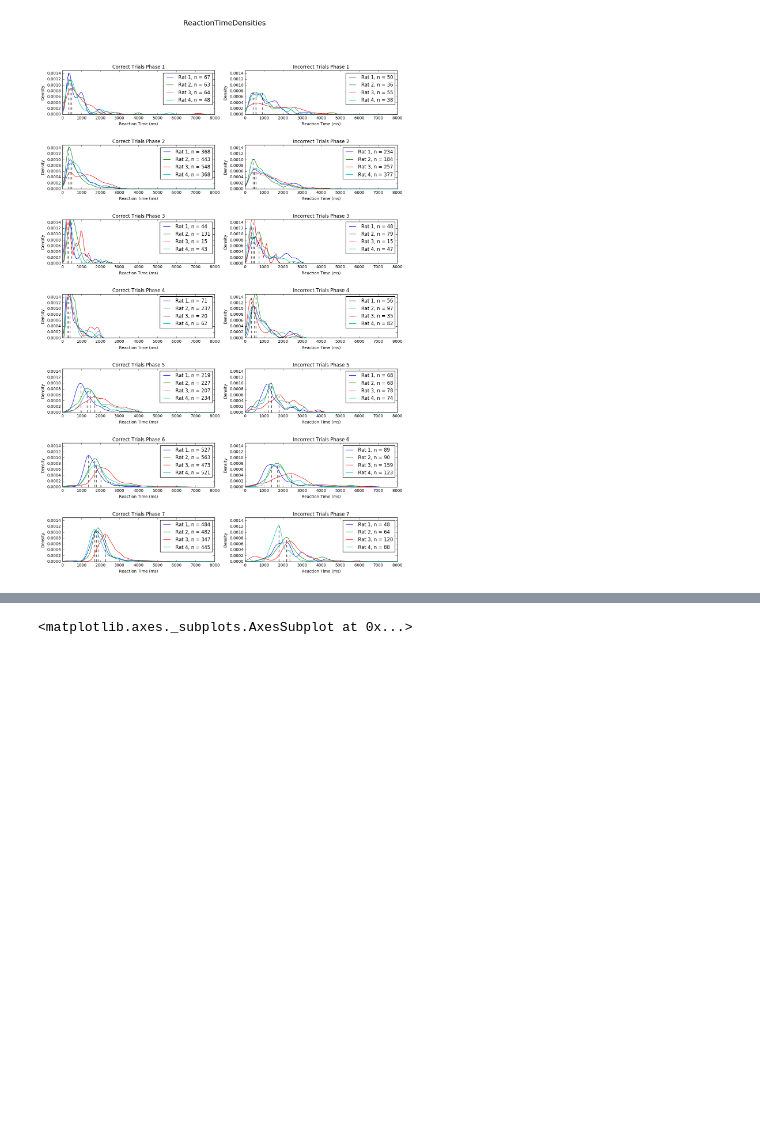
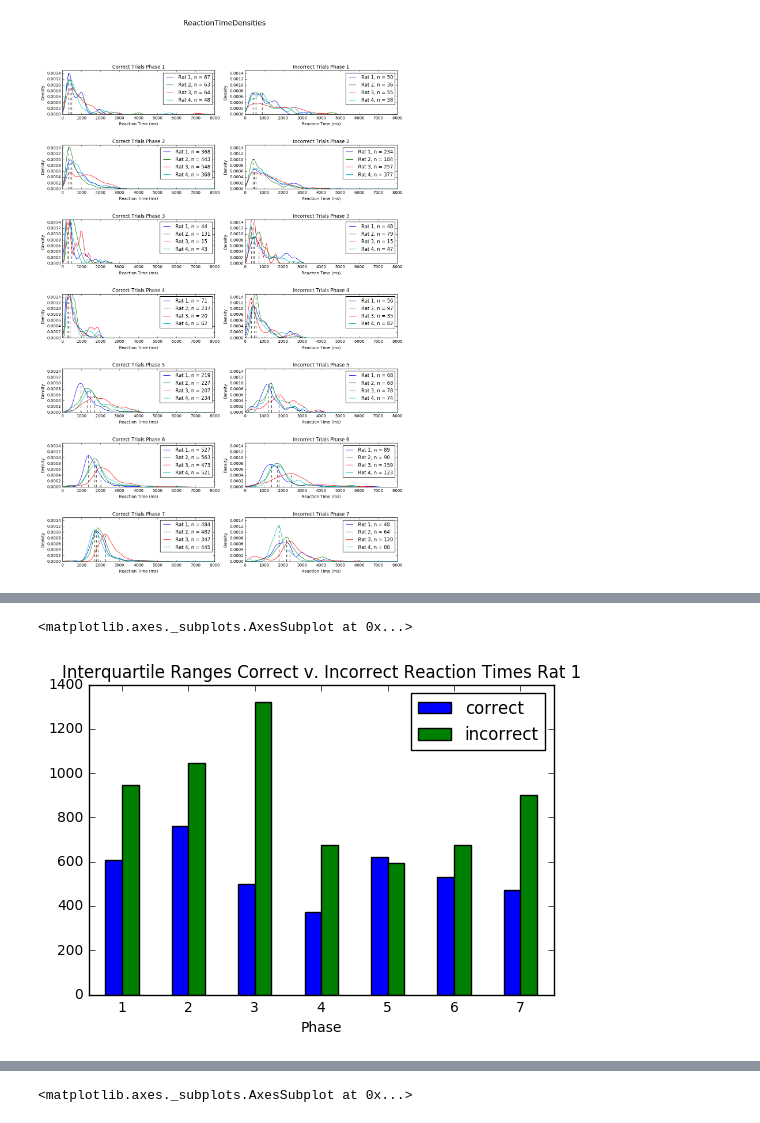
Before and after one commit to estherholleman/An-incremental-training-method-with-automated-extendable-maze-for-training-spatial-behavioral-tasks, a Jupyter notebook: Comparing Reaction Times of Correct and Incorrect Trials.ipynb, the cells around one changed output, grey strips where cells are left out. Saved outputs shown, nothing was run; the diff lists cells and outputs as text; code cells hidden in the pictures; blank space fills up the shorter version.

Commit message:
added skewdness & kurtosis for reward scored reaction times and also looked at these aspects and interquartile ranges per animal

```diff
--- a/Comparing Reaction Times of Correct and Incorrect Trials.ipynb
+++ b/Comparing Reaction Times of Correct and Incorrect Trials.ipynb
@@ -548,0 +551,2 @@ iqr = pd.concat([iqrCorrect,iqrIncorrect], axis = 1, keys =['correct','incorrect
+# %%
+iqrRat1 = pd.concat([iqr.correct["1"],iqr.incorrect["1"]], axis = 1, keys =['correct','incorrect'])
@@ -548,0 +565,5 @@ iqr = pd.concat([iqrCorrect,iqrIncorrect], axis = 1, keys =['correct','incorrect
+# %%
+iqrRat1.plot(kind="bar", title = "Interquartile Ranges Correct v. Incorrect Reaction Times Rat 1",rot =0)
+# %% [output]
+<matplotlib.axes._subplots.AxesSubplot at 0x...>
+[figure, added]
```
Also changed, not shown: parts of 26 cells of this notebook.
